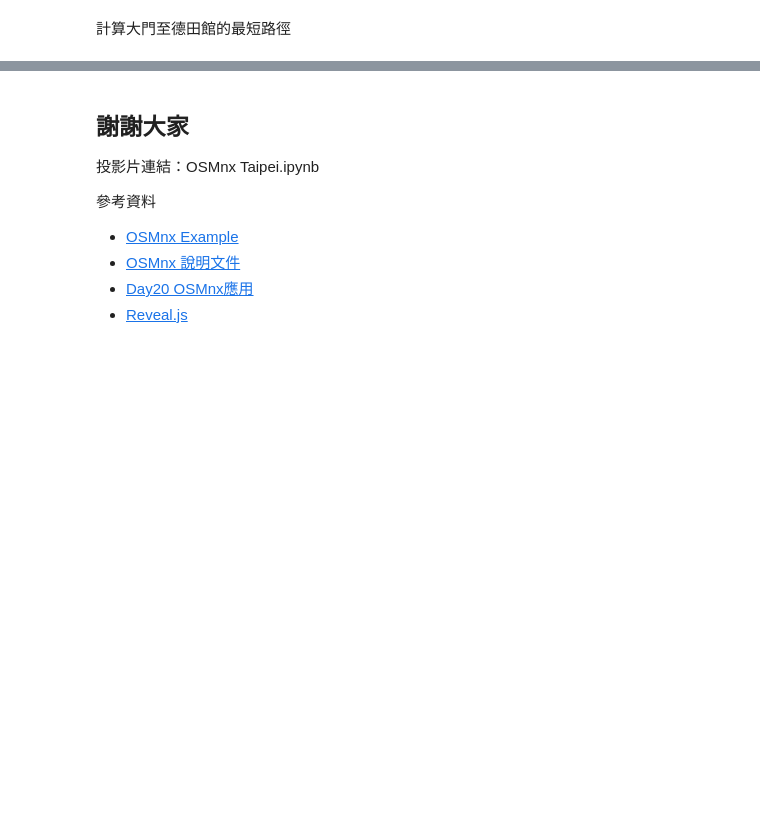
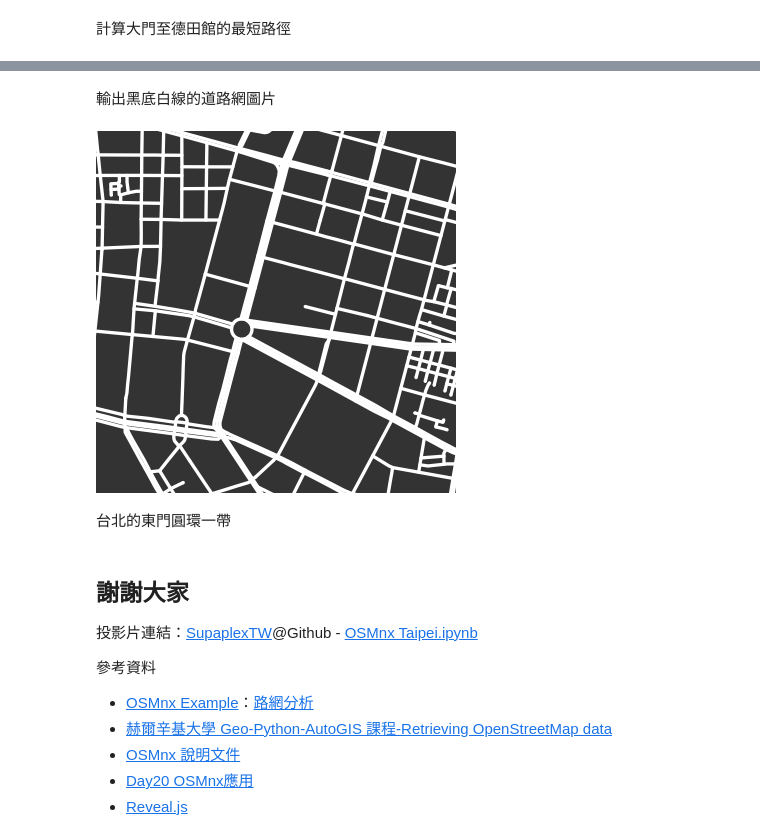
Before and after one commit to Supaplextw/OpenStreetMap-Python, a Jupyter notebook: OSMnx Taipei.ipynb, the cells around one changed output, grey strips where cells are left out. Cells and saved outputs as stored; diff of their text form; code cells hidden in the pictures; blank space fills up the shorter version.

```diff
--- a/OSMnx Taipei.ipynb
+++ b/OSMnx Taipei.ipynb
@@ -312,11 +345,23 @@ NodeNotFound: Source (25.0169, 121.53337) not in G
+# %% [markdown]
+輸出黑底白線的道路網圖片
+# %%
+place = 'Taipai West' # 東門圓環
+point = (25.0397, 121.5192)
+fig, ax = ox.plot_figure_ground(point=point, filename=place, network_type='drive', dpi=dpi)
+Image('{}/{}.{}'.format(img_folder, place, extension), height=size, width=size)
+# %% [output]
+[figure, added]
+# %% [markdown]
+台北的東門圓環一帶
 # %% [markdown]
 ## 謝謝大家
 
-投影片連結：OSMnx Taipei.ipynb
+投影片連結：[SupaplexTW](https://github.com/Supaplextw/)@Github - [OSMnx Taipei.ipynb](https://github.com/Supaplextw/OpenStreetMap-Python/blob/master/OSMnx%20Taipei.ipynb)
 
 參考資料
 
-* [OSMnx Example](https://github.com/gboeing/osmnx-examples/blob/master/notebooks)
+* [OSMnx Example](https://github.com/gboeing/osmnx-examples/blob/master/notebooks)：[路網分析](https://github.com/gboeing/osmnx-examples/blob/master/notebooks/06-example-osmnx-networkx.ipynb)
+* [赫爾辛基大學 Geo-Python-AutoGIS 課程-Retrieving OpenStreetMap data](https://automating-gis-processes.github.io/2017/lessons/L7/retrieve-osm-data.html)
 * [OSMnx 說明文件](https://osmnx.readthedocs.io/en/stable/osmnx.html)
 * [Day20 OSMnx應用 ](https://ithelp.ithome.com.tw/articles/10207981?sc=iThelpR)
 * [Reveal.js](https://revealjs.com/)
```
Also changed, not shown: parts of 11 cells of this notebook.
